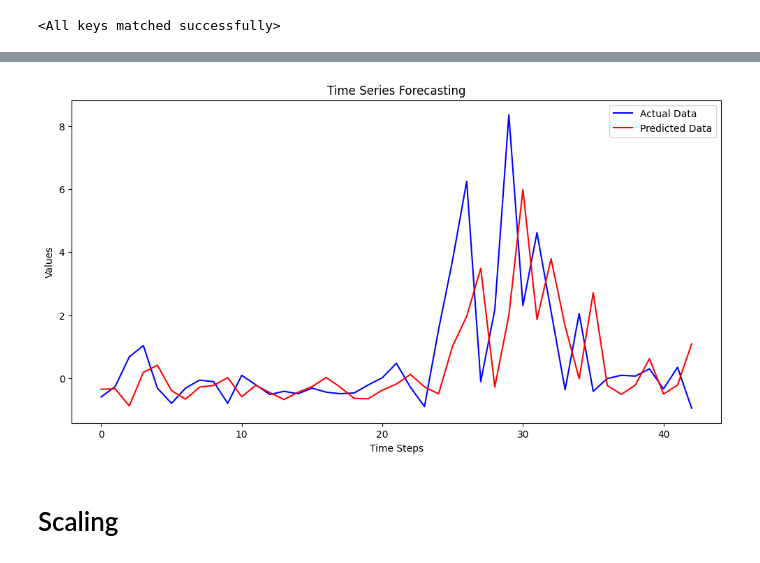
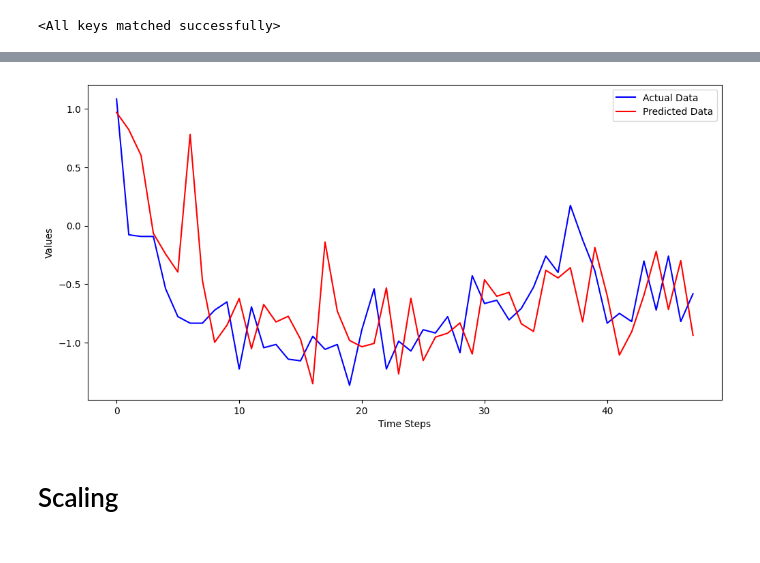
Before and after one commit to dahouathi2/PEA, a Jupyter notebook: run_zero_shot.ipynb, the cells around one changed output, grey strips where cells are left out. Cells and saved outputs as stored; diff of their text form; code cells hidden in the pictures.

```diff
--- a/run_zero_shot.ipynb
+++ b/run_zero_shot.ipynb
@@ -122,10 +124,9 @@ class Args:
 # Instantiate the Args
 args = Args()
 # %%
-combined_dataframes = pd.read_csv('./dataset/combined_dataframes-72.csv')
+combined_dataframes = pd.read_csv('./dataset/true_promo_data_77.csv')
 # %%
-path = 'checkpoints/long_term_forecast_Pretrain_TimeLLM_ETTh1_ftMS_sl26_ll4_pl4_dm32_nh8_el2_dl1_df128_fc3_ebtimeF_Exp_0-TimeLLM-Pretrain-26-8640/checkpoint'
-
+path = 'checkpoints/Finetune/Finetune_350.pth'
 # Load the checkpoint
 model = TimeLLM.Model(args).float()
 model.load_state_dict(torch.load(path), strict=False)
@@ -193,6 +174,6 @@ def data_provider(args, flag, data):
         drop_last=drop_last)
     return data_set, data_loader
 # %%
-product_index = 50
+product_index = 1006
 # %%
-data = combined_dataframes[72*product_index:72*(product_index+1)]
+data = combined_dataframes[77*product_index:77*(product_index+1)].reset_index()
@@ -411,16 +349,16 @@ plt.show()
 # %%
 import matplotlib.pyplot as plt
 %matplotlib inline
 # Assuming predictions and true_labels are numpy arrays of the same shape
 plt.figure(figsize=(12, 6))
-plt.plot(true_labels[43*2:, 0], label='Actual Data', color='blue')  # Adjust indexing based on your data shape
-plt.plot(predictions[43*2:, 0], label='Predicted Data', color='red')  # Adjust indexing based on your data shape
-plt.title('Time Series Forecasting')
+plt.plot(true_labels[predictions.shape[0]//3*2:, 0], label='Actual Data', color='blue')  # Adjust indexing based on your data shape
+plt.plot(predictions[predictions.shape[0]//3*2:, 0], label='Predicted Data', color='red')  # Adjust indexing based on your data shape
+
 plt.xlabel('Time Steps')
 plt.ylabel('Values')
 plt.legend()
 plt.show()
 # %% [output]
-[figure, old version]
+[figure, new version]
 # %% [markdown]
 # Scaling
```
Also changed, not shown: parts of 22 cells of this notebook, 23 other files.
